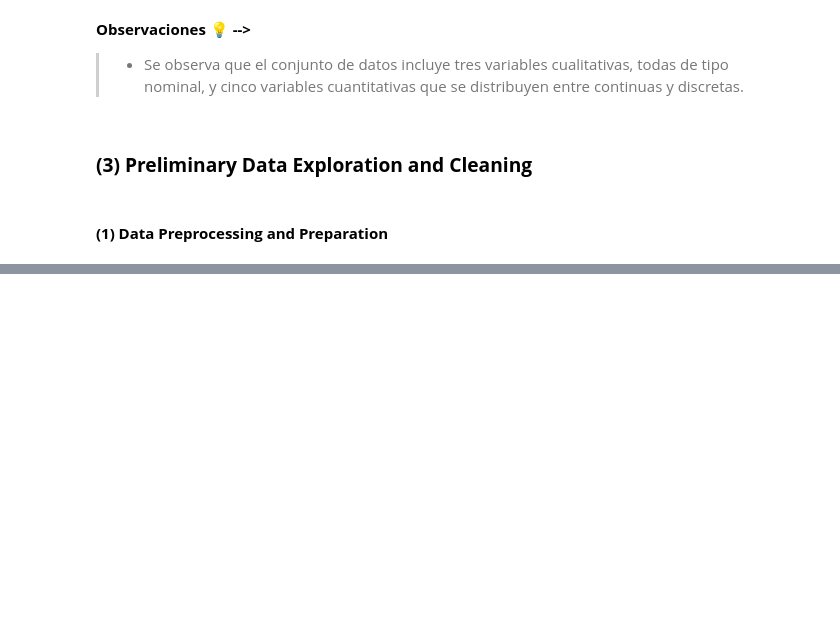
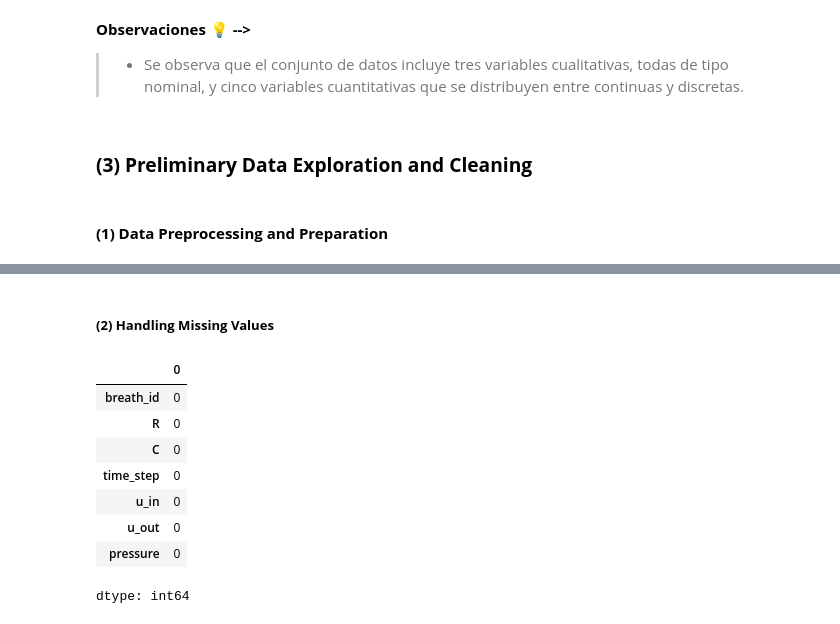
Before and after one commit to Andrea-gt/pressure-prediction, a Jupyter notebook: pressure_prediction.ipynb, the cells around one changed output, grey strips where cells are left out. Drawn from its saved outputs; the diff is of its cells as text; code cells hidden in the pictures; blank space fills up the shorter version.

Commit message:
feat: Null & Duplicate Values and General Analysis

```diff
--- a/pressure_prediction.ipynb
+++ b/pressure_prediction.ipynb
@@ -227,0 +252,14 @@ Aquí tienes una lista explicando las columnas del conjunto de datos de manera s
+# %% [markdown]
+##### **(2) Handling Missing Values**
+# %%
+df.isnull().sum()
+# %% [output]
+|  | 0 |
+| breath_id | 0 |
+| R | 0 |
+| C | 0 |
+| time_step | 0 |
+| u_in | 0 |
+| u_out | 0 |
+| pressure | 0 |
+dtype: int64
```
Also changed, not shown: parts of 11 cells of this notebook.
